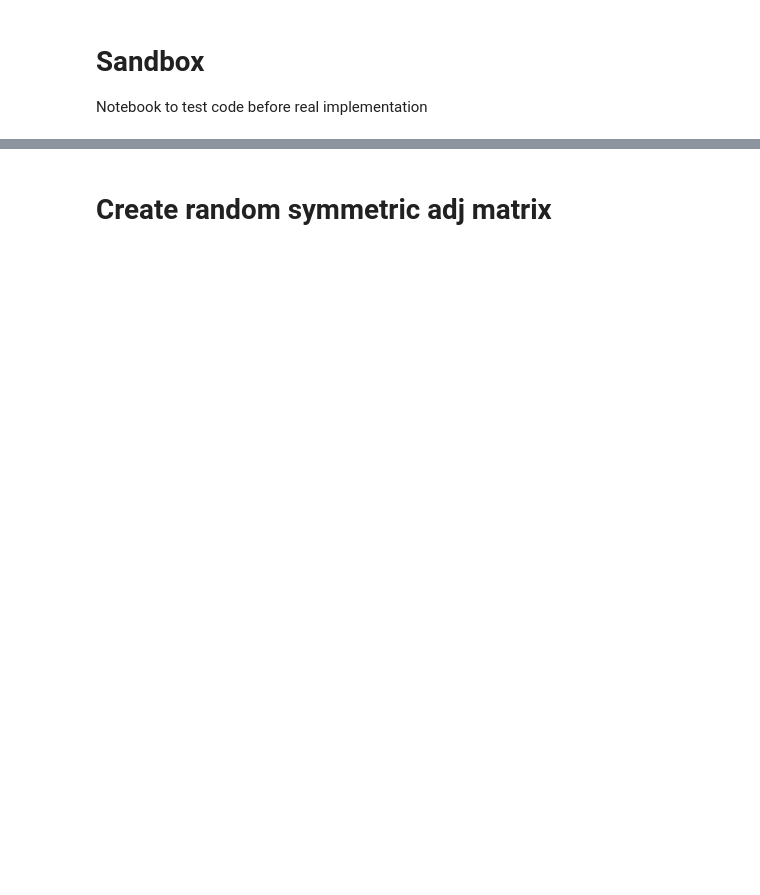
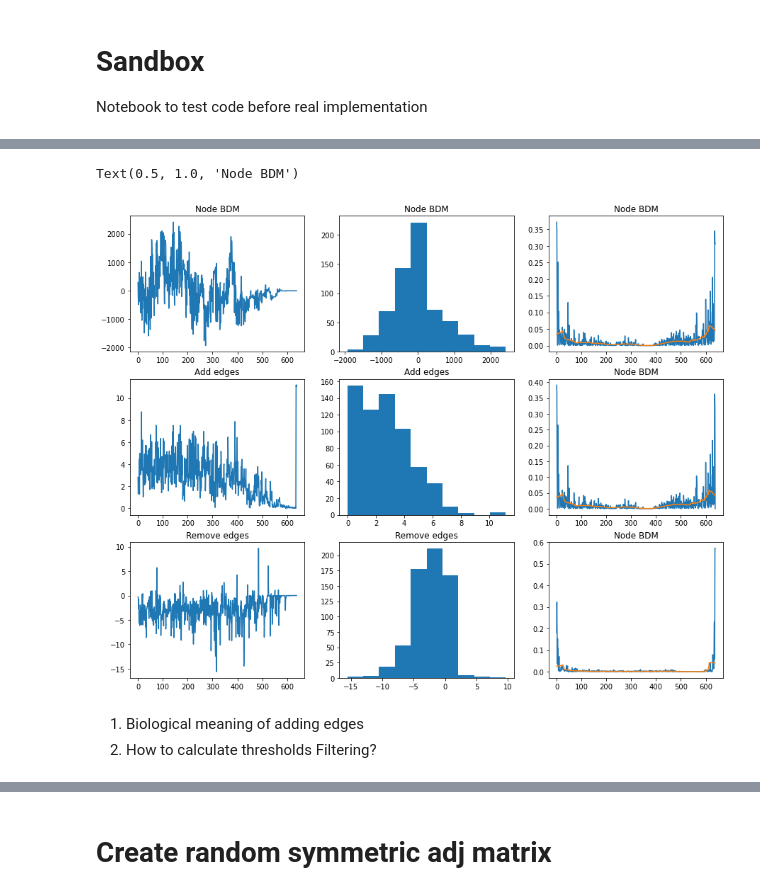
Before and after one commit to diitaz93/Master-Thesis, a Jupyter notebook: sandbox.ipynb, the cells around one changed output, grey strips where cells are left out. Drawn from its saved outputs; the diff is of its cells as text; code cells hidden in the pictures; blank space fills up the shorter version.

```diff
--- a/sandbox.ipynb
+++ b/sandbox.ipynb
@@ -55,0 +74,7 @@ from itertools import product
+# %%
+sim_nodes = nodebdm_ddi_list[0]
+srt_nodes = sort(sim_nodes)
+sim_add = add_edgebdm_ddi_list[0]
+srt_add = sort(sim_add)
+sim_rem = rem_edgebdm_ddi_list[0]
+srt_rem = sort(sim_rem)
@@ -55,0 +96,49 @@ from itertools import product
+# %%
+# Discrete convolution of derivative
+win = 50
+v = (1/win)*np.ones(win)
+conv_dy_nodes = np.convolve(dy_nodes,v,mode='same')
+conv_dy_add = np.convolve(dy_add,v,mode='same')
+conv_dy_rem = np.convolve(dy_rem,v,mode='same')
+# %%
+figure(figsize=[15,12])
+subplot(3,3,1)
+plot(sim_nodes)
+title('Node BDM')
+subplot(3,3,2)
+hist(sim_nodes)
+title('Node BDM')
+subplot(3,3,3)
+#plot(srt_nodes)
+plot(dy_nodes)
+plot(conv_dy_nodes)
+title('Node BDM')
+subplot(3,3,4)
+plot(sim_add)
+title('Add edges')
+subplot(3,3,5)
+hist(sim_add)
+title('Add edges')
+subplot(3,3,6)
+#plot(srt_add)
+plot(dy_add)
+plot(conv_dy_add)
+title('Node BDM')
+subplot(3,3,7)
+plot(sim_rem)
+title('Remove edges')
+subplot(3,3,8)
+hist(sim_rem)
+title('Remove edges')
+subplot(3,3,9)
+#plot(srt_rem)
+plot(dy_rem)
+plot(conv_dy_rem)
+title('Node BDM')
+# %% [output]
+Text(0.5, 1.0, 'Node BDM')
+[figure, added]
+# %% [markdown]
+1. Biological meaning of adding edges
+2. How to calculate thresholds
+    Filtering?
```
Also changed, not shown: parts of 26 cells of this notebook, 7 other files.
